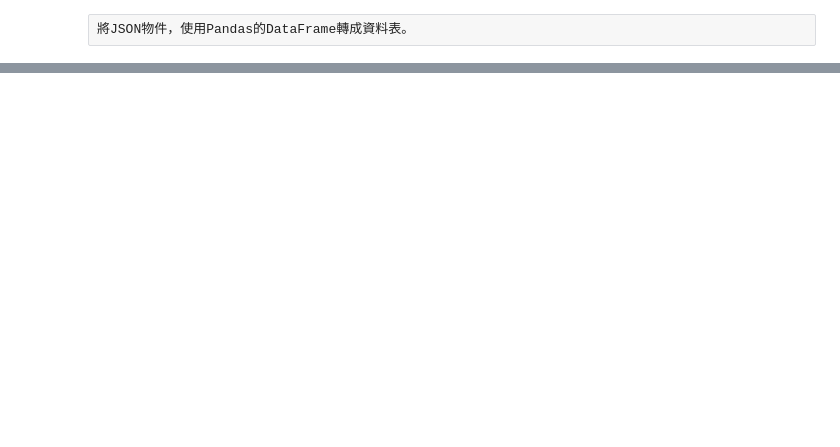
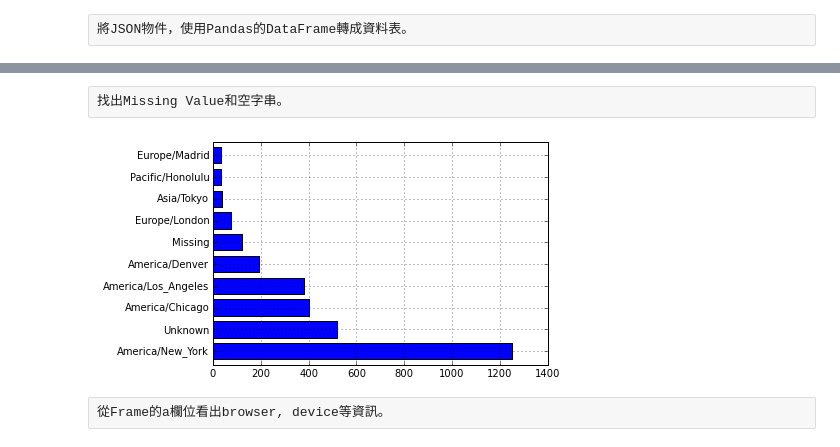
Before and after one commit to wesm/pydata-book, a Jupyter notebook: Ch02.ipynb, the cells around one changed output, grey strips where cells are left out. Cells and saved outputs as stored; diff of their text form; code cells hidden in the pictures; blank space fills up the shorter version.

```diff
--- a/Ch02.ipynb
+++ b/Ch02.ipynb
@@ -61,0 +92,11 @@ plt.plot([1,2,3]);
+# %% [raw]
+找出Missing Value和空字串。
+# %%
+clean_tz = frame['tz'].fillna('Missing');
+clean_tz[clean_tz == ''] = 'Unknown';
+tz_counts = clean_tz.value_counts();
+tz_counts[:10].plot(kind='barh');
+# %% [output]
+[figure, added]
+# %% [raw]
+從Frame的a欄位看出browser, device等資訊。
```
Also changed, not shown: parts of 31 cells of this notebook.
